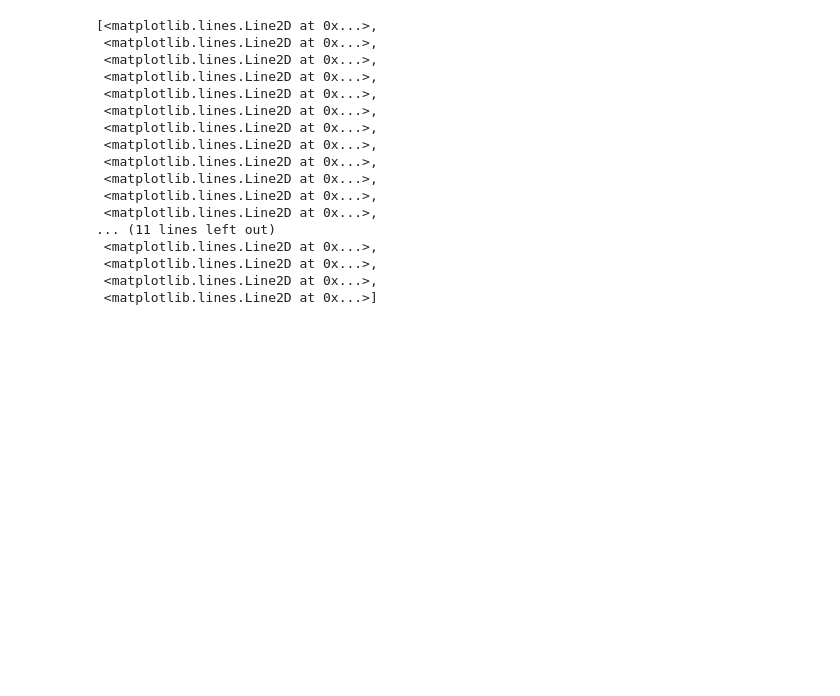
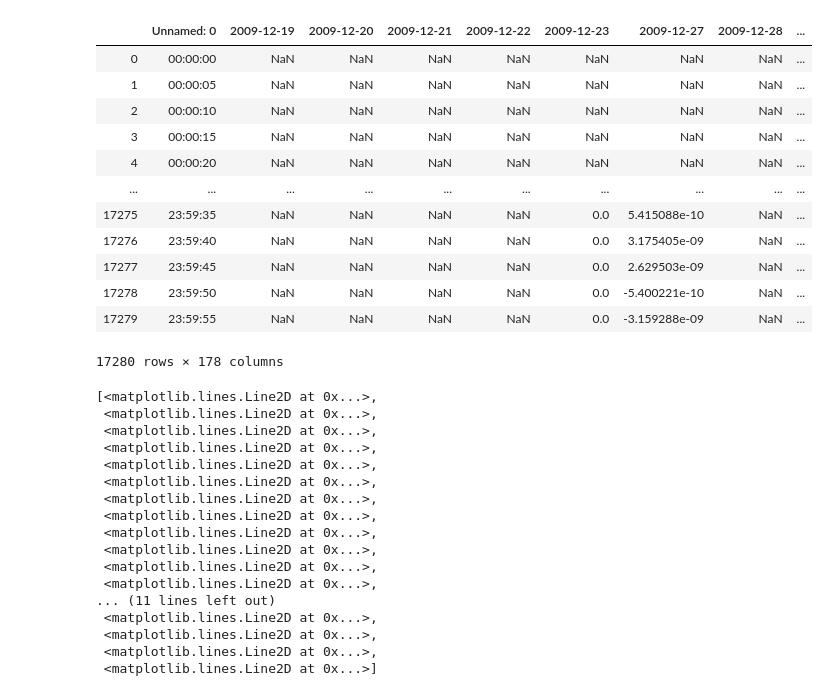
Before and after one commit to nikwalia/2020_Challenge_IOT_Analytics, a Jupyter notebook: DataVis.ipynb, the cells around one changed output. Drawn from its saved outputs; the diff is of its cells as text; code cells hidden in the pictures; blank space fills up the shorter version.

```diff
--- a/DataVis.ipynb
+++ b/DataVis.ipynb
@@ -15,9 +15,26 @@ import os
 # %%
 df_ch_1 = pd.read_csv('dat/dat_ch_3.csv').drop(['Unnamed: 0'], axis = 1)
 df_ch_1 = df_ch_1.replace(np.NAN, 0)
+
 zero_outliers = df_ch_1.loc[:, (df_ch_1 == 0.0).all(axis=0)]
 reg_data = df_ch_1.loc[:, (df_ch_1 != 0).any(axis=0)]
 train_data = reg_data.to_numpy().T
+
+pd.read_csv('dat/dat_ch_3.csv')
+# %% [output]
+|  | Unnamed: 0 | 2009-12-19 | 2009-12-20 | 2009-12-21 | 2009-12-22 | 2009-12-23 | 2009-12-27 | 2009-12-28 | ... |
+| 0 | 00:00:00 | NaN | NaN | NaN | NaN | NaN | NaN | NaN | ... |
+| 1 | 00:00:05 | NaN | NaN | NaN | NaN | NaN | NaN | NaN | ... |
+| 2 | 00:00:10 | NaN | NaN | NaN | NaN | NaN | NaN | NaN | ... |
+| 3 | 00:00:15 | NaN | NaN | NaN | NaN | NaN | NaN | NaN | ... |
+| 4 | 00:00:20 | NaN | NaN | NaN | NaN | NaN | NaN | NaN | ... |
+| ... | ... | ... | ... | ... | ... | ... | ... | ... | ... |
+| 17275 | 23:59:35 | NaN | NaN | NaN | NaN | 0.0 | 5.415088e-10 | NaN | ... |
+| 17276 | 23:59:40 | NaN | NaN | NaN | NaN | 0.0 | 3.175405e-09 | NaN | ... |
+| 17277 | 23:59:45 | NaN | NaN | NaN | NaN | 0.0 | 2.629503e-09 | NaN | ... |
+| 17278 | 23:59:50 | NaN | NaN | NaN | NaN | 0.0 | -5.400221e-10 | NaN | ... |
+| 17279 | 23:59:55 | NaN | NaN | NaN | NaN | 0.0 | -3.159288e-09 | NaN | ... |
+17280 rows × 178 columns
 # %%
 clf = IsolationForest().fit_predict(train_data)
 plt.plot(reg_data)
```
Also changed, not shown: 8 other files.
